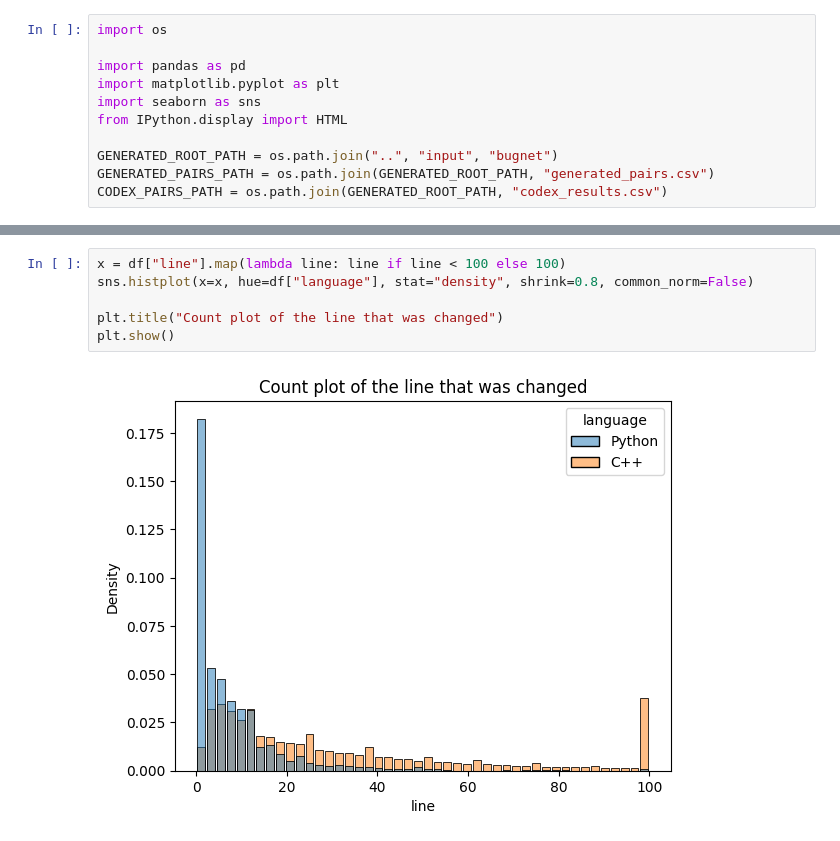
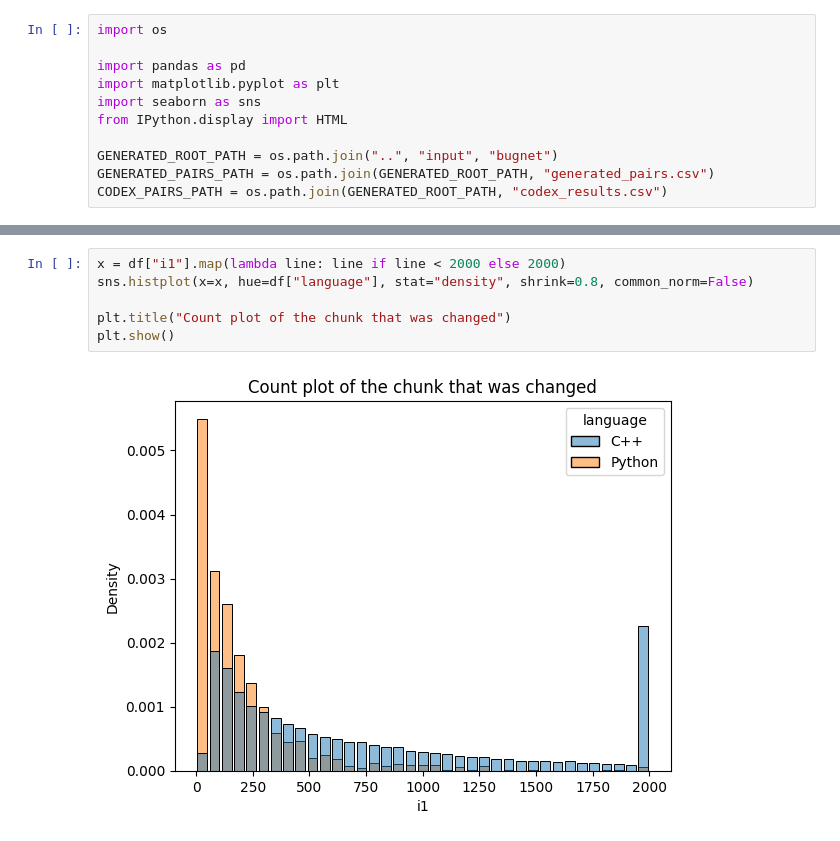
Before and after one commit to alexjercan/bug-detection, a Jupyter notebook: bugnet/EDA.ipynb, the cells around one changed output, grey strips where cells are left out. Cells and saved outputs as stored; diff of their text form.

```diff
--- a/bugnet/EDA.ipynb
+++ b/bugnet/EDA.ipynb
@@ -68,11 +71,11 @@ df.groupby(["language", "change"]).agg({"change": "count"})
 # %%
-x = df["line"].map(lambda line: line if line < 100 else 100)
+x = df["i1"].map(lambda line: line if line < 2000 else 2000)
 sns.histplot(x=x, hue=df["language"], stat="density", shrink=0.8, common_norm=False)
 
-plt.title("Count plot of the line that was changed")
+plt.title("Count plot of the chunk that was changed")
 plt.show()
 # %% [output]
-[figure, old version]
+[figure, new version]
 # %%
 sns.histplot(x=df["original_status"], hue=df["language"], multiple="dodge",
              stat="density", shrink=0.8, common_norm=False)
```
Also changed, not shown: parts of 5 cells of this notebook, 3 other files.
